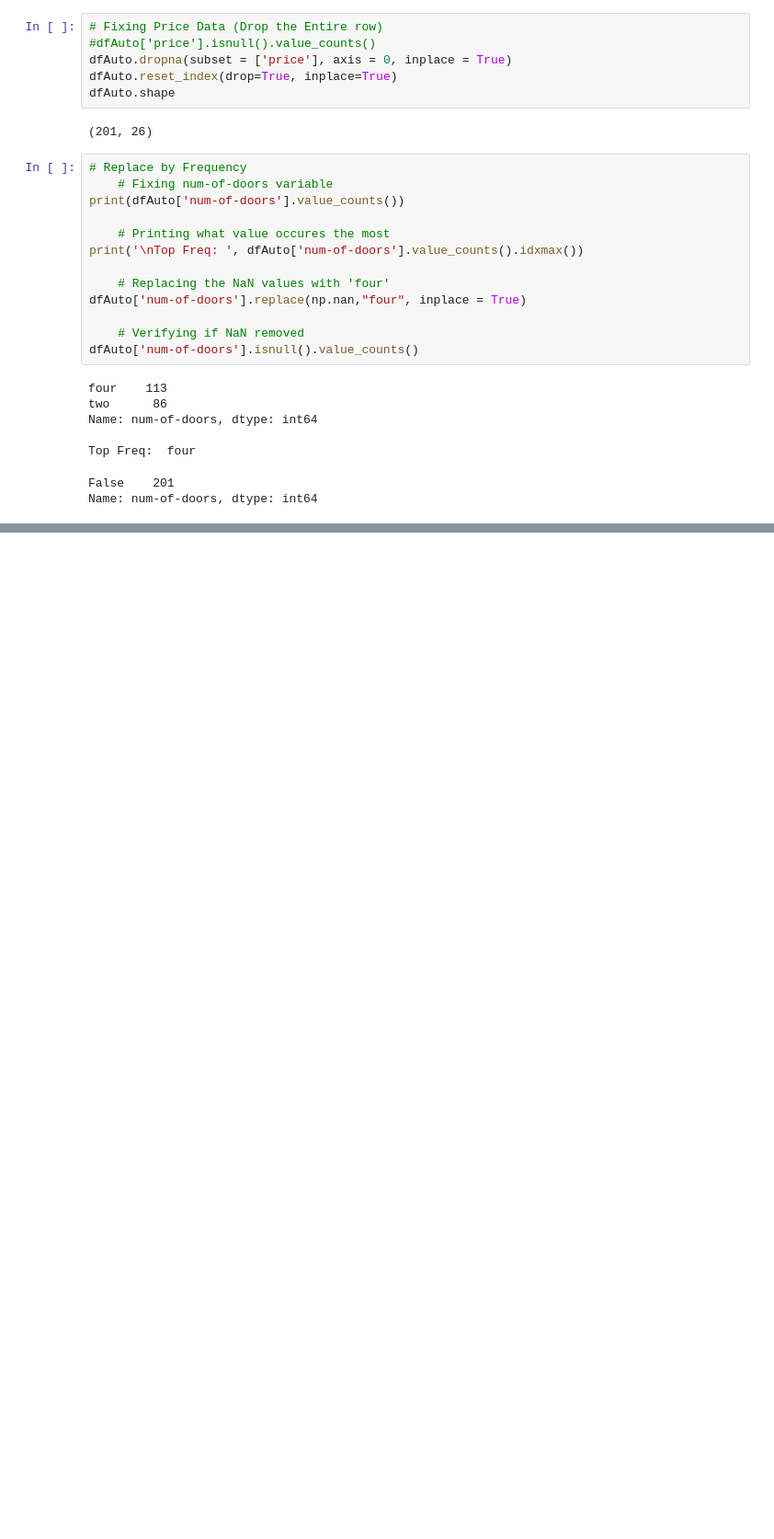
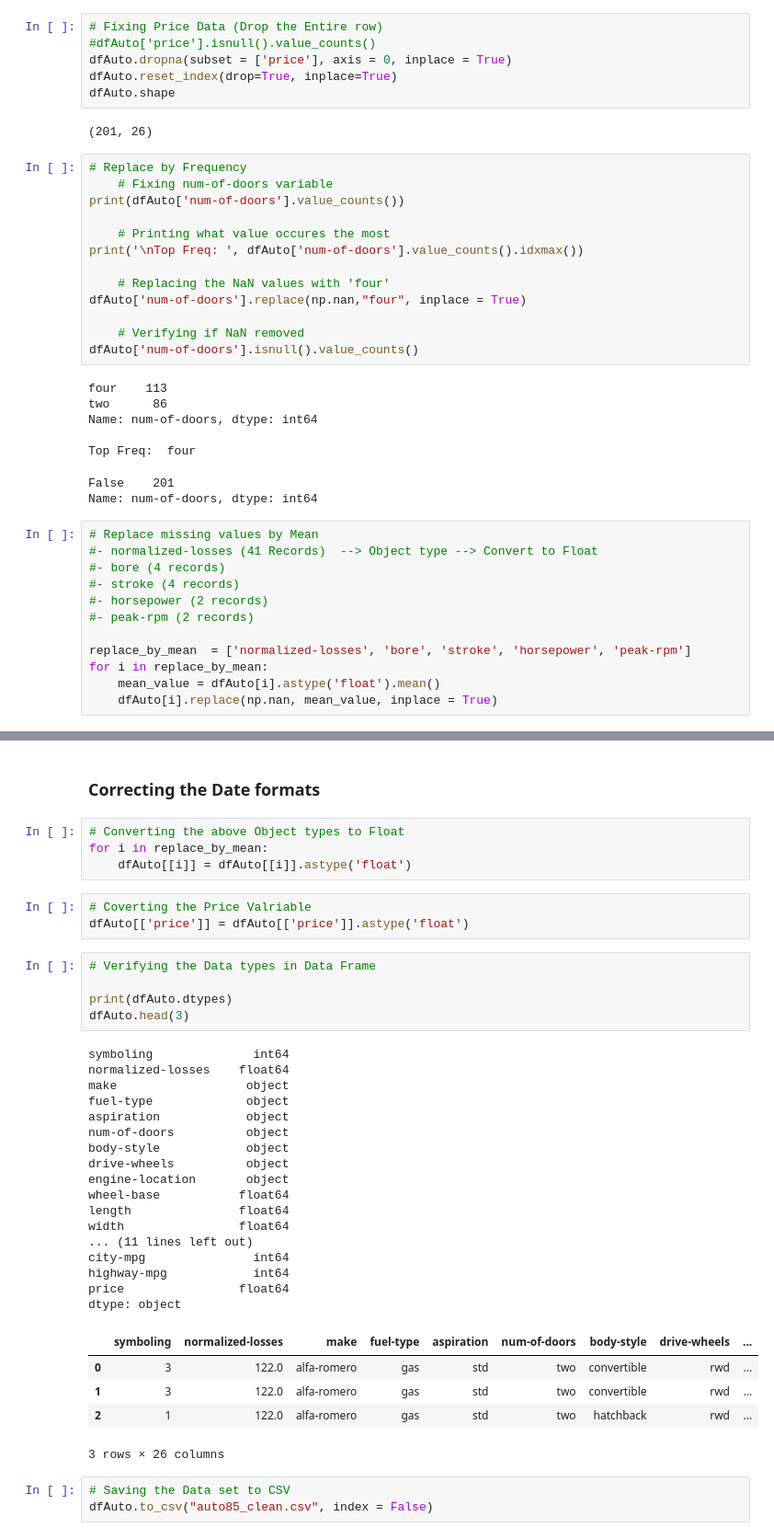
Before and after one commit to arorapankaj/cs_py_automobile_85, a Jupyter notebook: data_exploratory_analysis.ipynb, the cells around one changed output, grey strips where cells are left out. Shown: that part at 92% size. Cells and saved outputs as stored; diff of their text form; blank space fills up the shorter version.

```diff
--- a/data_exploratory_analysis.ipynb
+++ b/data_exploratory_analysis.ipynb
@@ -136,3 +136,15 @@ Name: num-of-doors, dtype: int64
 Top Freq:  four
 False    201
 Name: num-of-doors, dtype: int64
+# %%
+# Replace missing values by Mean
+#- normalized-losses (41 Records)  --> Object type --> Convert to Float
+#- bore (4 records)
+#- stroke (4 records)
+#- horsepower (2 records)
+#- peak-rpm (2 records)
+
+replace_by_mean  = ['normalized-losses', 'bore', 'stroke', 'horsepower', 'peak-rpm']
+for i in replace_by_mean:
+    mean_value = dfAuto[i].astype('float').mean()
+    dfAuto[i].replace(np.nan, mean_value, inplace = True)
@@ -138,0 +168,40 @@ Name: num-of-doors, dtype: int64
+# %% [markdown]
+### Correcting the Date formats
+# %%
+# Converting the above Object types to Float
+for i in replace_by_mean:
+    dfAuto[[i]] = dfAuto[[i]].astype('float')
+# %%
+# Coverting the Price Valriable
+dfAuto[['price']] = dfAuto[['price']].astype('float')
+# %%
+# Verifying the Data types in Data Frame
+
+print(dfAuto.dtypes)
+dfAuto.head(3)
+# %% [output]
+symboling              int64
+normalized-losses    float64
+make                  object
+fuel-type             object
+aspiration            object
+num-of-doors          object
+body-style            object
+drive-wheels          object
+engine-location       object
+wheel-base           float64
+length               float64
+width                float64
+... (11 lines left out)
+city-mpg               int64
+highway-mpg            int64
+price                float64
+dtype: object
+|  | symboling | normalized-losses | make | fuel-type | aspiration | num-of-doors | body-style | drive-wheels | ... |
+| 0 | 3 | 122.0 | alfa-romero | gas | std | two | convertible | rwd | ... |
+| 1 | 3 | 122.0 | alfa-romero | gas | std | two | convertible | rwd | ... |
+| 2 | 1 | 122.0 | alfa-romero | gas | std | two | hatchback | rwd | ... |
+3 rows × 26 columns
+# %%
+# Saving the Data set to CSV
+dfAuto.to_csv("auto85_clean.csv", index = False)
```
Also changed, not shown: parts of 7 cells of this notebook, 1 other file.
